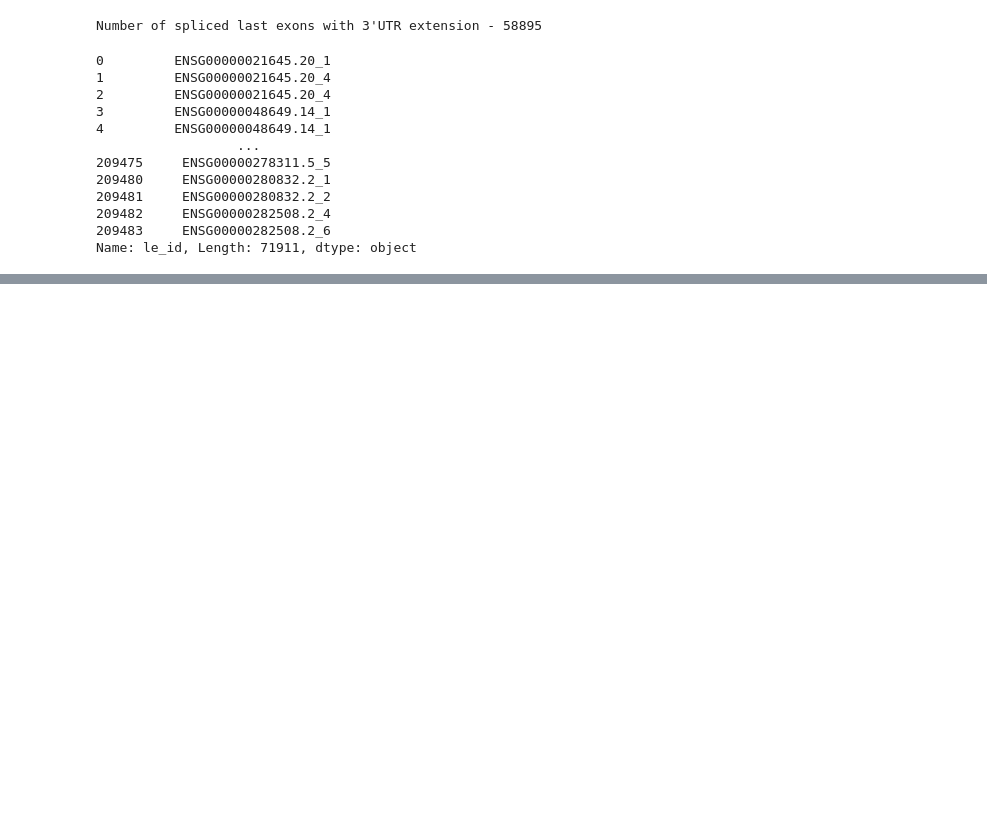
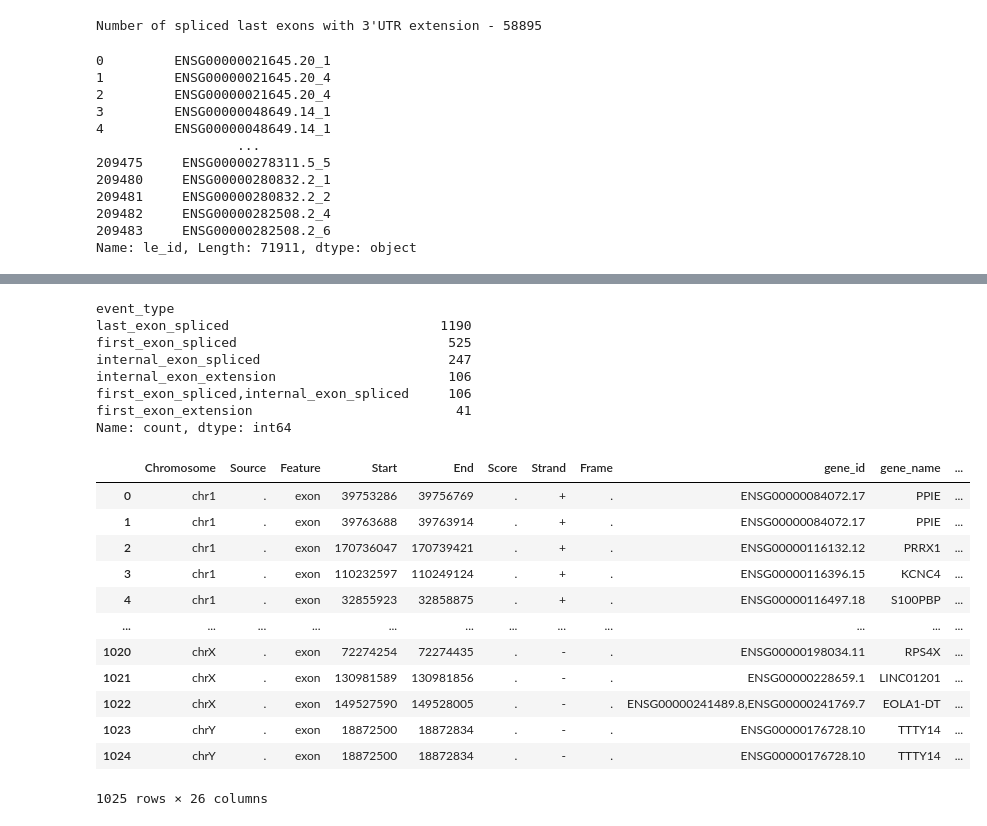
Before and after one commit to frattalab/tdp43-apa, a Jupyter notebook: motifs/notebooks/define_iclip_regions_ale.ipynb, the cells around one changed output, grey strips where cells are left out. Saved outputs shown, nothing was run; the diff lists cells and outputs as text; code cells hidden in the pictures; blank space fills up the shorter version.

Commit message:
output beds of spliced and bleedthrough ALEs (with some missing...)

```diff
--- a/motifs/notebooks/define_iclip_regions_ale.ipynb
+++ b/motifs/notebooks/define_iclip_regions_ale.ipynb
@@ -77,0 +256,7 @@ print({dec: len(ids) for dec, ids in rep_choices_spliced.items()})
+# %%
+# get le_ids in which all transcripts are annotated
+annotated_le_ids = dexseq_df.groupby("le_id").filter(lambda df: (df.annot_status == "annotated").all()).le_id
+le_id_bleed_annot = set(le_id_bleed).intersection(set(annotated_le_ids))
+le_id_spliced_annot = set(le_id_spliced).intersection(set(annotated_le_ids))
+print(f"Number of annotated bleedthrough last exons (assessed by DEXSeq) - {len(le_id_bleed_annot)}")
+print(f"Number of annotated spliced last exons (assessed by DEXSeq) - {len(le_id_spliced_annot)}")
@@ -77,0 +276,4 @@ print({dec: len(ids) for dec, ids in rep_choices_spliced.items()})
+# %%
+# assign cryptic status for annotatesd spliced last exons
+ref_le_spliced = ref_le_spliced.assign("cryptic_status", lambda df: _define_cryptic_status(df, cryp_le_ids, ns_le_ids, id_col="le_id"))
+ref_le_spliced.cryptic_status.value_counts()
@@ -77,0 +312,55 @@ print({dec: len(ids) for dec, ids in rep_choices_spliced.items()})
+# %%
+# assign Name field with minimal info
+ref_le_spliced = (ref_le_spliced
+  .subset(lambda df: df["cryptic_status"].ne("NULL"))
+ .assign("gene_name_ref",
+         # list(dict.fromkeys(x.split(","))) - drops duplicates whilst preserving order
+         # some ref_gene_name entries have multiple gene names
+         lambda df: df["ref_gene_name"].apply(lambda x: ",".join(list(dict.fromkeys(x.split(",")))))
+         )
+         .assign("site_type",
+                 lambda df: pd.Series(["spliced"]*len(df.index), index=df.index))
+ .assign("Name",
+                          lambda df: df["le_id"].str.cat(df[["gene_name_ref", "site_type", "cryptic_status"]], sep="|"))
+)
+
+ref_le_bleed = (ref_le_bleed
+ .subset(lambda df: df["cryptic_status"].ne("NULL"))
+ .assign("gene_name_ref",
+         # list(dict.fromkeys(x.split(","))) - drops duplicates whilst preserving order
+         # some ref_gene_name entries have multiple gene names
+         lambda df: df["ref_gene_name"].apply(lambda x: ",".join(list(dict.fromkeys(x.split(",")))))
+         )
+.assign("site_type",
+                 lambda df: pd.Series(["bleedthrough"]*len(df.index), index=df.index))
+ .assign("Name",
+                          lambda df: df["le_id"].str.cat(df[["gene_name_ref", "site_type", "cryptic_status"]], sep="|"))
+)
+# %%
+# since last_exon_spliced annotations includes most distal last exon of a gene, let's compare these ALEs to non-terminal ALEs (i.e. there is a competing splicign event)
+print(ref_le_spliced.event_type.value_counts())
+
+ref_le_spliced = ref_le_spliced.subset(lambda df: df["event_type"].ne("last_exon_spliced"))
+ref_le_spliced
+# %% [output]
+event_type
+last_exon_spliced                           1190
+first_exon_spliced                           525
+internal_exon_spliced                        247
+internal_exon_extension                      106
+first_exon_spliced,internal_exon_spliced     106
+first_exon_extension                          41
+Name: count, dtype: int64
+|  | Chromosome | Source | Feature | Start | End | Score | Strand | Frame | gene_id | gene_name | ... |
+| 0 | chr1 | . | exon | 39753286 | 39756769 | . | + | . | ENSG00000084072.17 | PPIE | ... |
+| 1 | chr1 | . | exon | 39763688 | 39763914 | . | + | . | ENSG00000084072.17 | PPIE | ... |
+| 2 | chr1 | . | exon | 170736047 | 170739421 | . | + | . | ENSG00000116132.12 | PRRX1 | ... |
+| 3 | chr1 | . | exon | 110232597 | 110249124 | . | + | . | ENSG00000116396.15 | KCNC4 | ... |
+| 4 | chr1 | . | exon | 32855923 | 32858875 | . | + | . | ENSG00000116497.18 | S100PBP | ... |
+| ... | ... | ... | ... | ... | ... | ... | ... | ... | ... | ... | ... |
+| 1020 | chrX | . | exon | 72274254 | 72274435 | . | - | . | ENSG00000198034.11 | RPS4X | ... |
+| 1021 | chrX | . | exon | 130981589 | 130981856 | . | - | . | ENSG00000228659.1 | LINC01201 | ... |
+| 1022 | chrX | . | exon | 149527590 | 149528005 | . | - | . | ENSG00000241489.8,ENSG00000241769.7 | EOLA1-DT | ... |
+| 1023 | chrY | . | exon | 18872500 | 18872834 | . | - | . | ENSG00000176728.10 | TTTY14 | ... |
+| 1024 | chrY | . | exon | 18872500 | 18872834 | . | - | . | ENSG00000176728.10 | TTTY14 | ... |
+1025 rows × 26 columns
```
Also changed, not shown: parts of 20 cells of this notebook, 1 other file.
